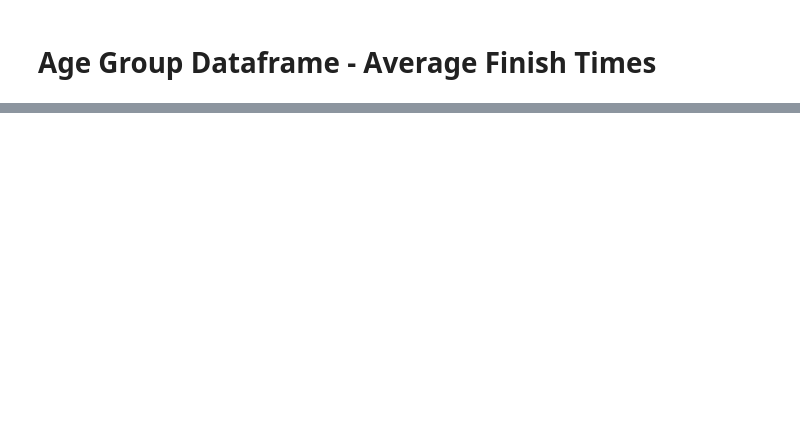
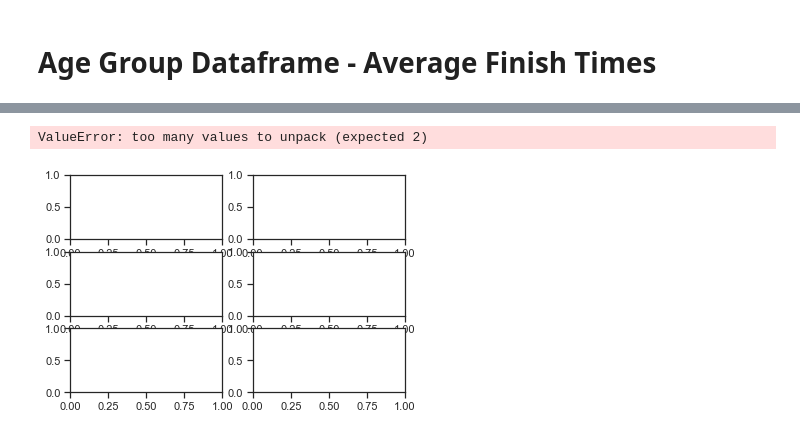
Before and after one commit to nmuldowney/nyc-marathon-capstone, a Jupyter notebook: notebooks/all_marathons_eda.ipynb, the cells around one changed output, grey strips where cells are left out. Saved outputs shown, nothing was run; the diff lists cells and outputs as text; code cells hidden in the pictures; blank space fills up the shorter version.

```diff
--- a/notebooks/all_marathons_eda.ipynb
+++ b/notebooks/all_marathons_eda.ipynb
@@ -406,3 +488,19 @@ plt.show()
+# %%
+#Have 5 side by side graphs per year of age group/gender legend of pace
+
+fig, ((ax1, ax2,ax3), (ax4, ax5)) = plt.subplots(3, 2)
+fig.suptitle('Pace Per Year Per Age Group')
+ax1.plot(x, y)
+ax2.plot(x, y**2, 'tab:orange')
+ax3.plot(x, -y, 'tab:green')
+ax4.plot(x, -y**2, 'tab:red')
+ax5.plot(x, -y**2, 'tab:red')
+
+for ax in fig.get_axes():
+    ax.label_outer()
+# %% [output]
+ValueError: too many values to unpack (expected 2)
+[figure, added]
 # %%
 #boxplots by gender across years (cleveland box plots?)
 #average pace per age group chart
```
Also changed, not shown: parts of 14 cells of this notebook, 1 other file.
